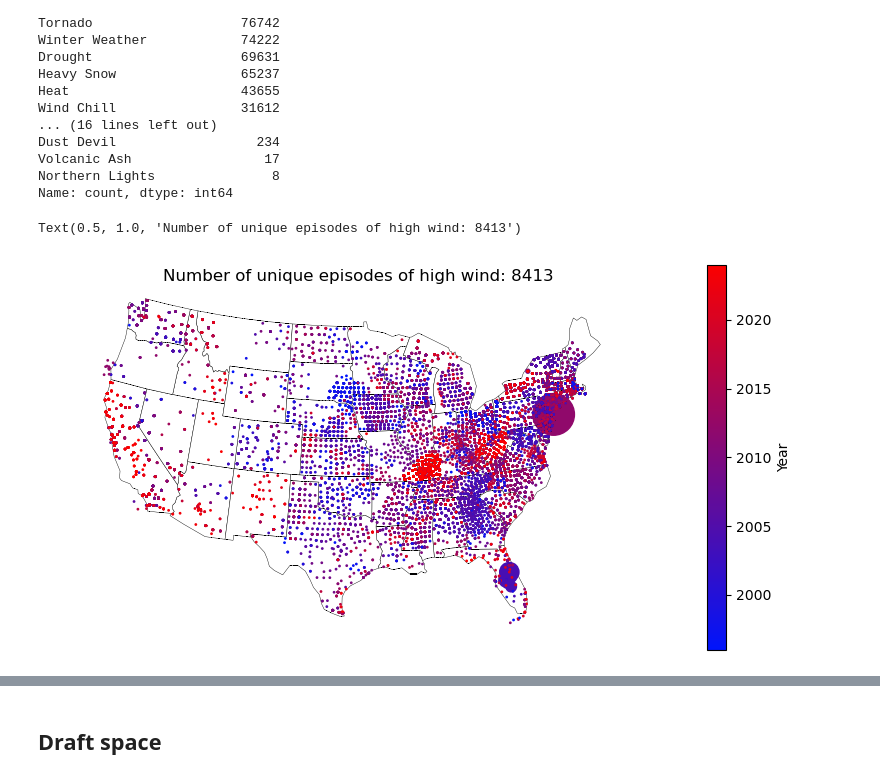
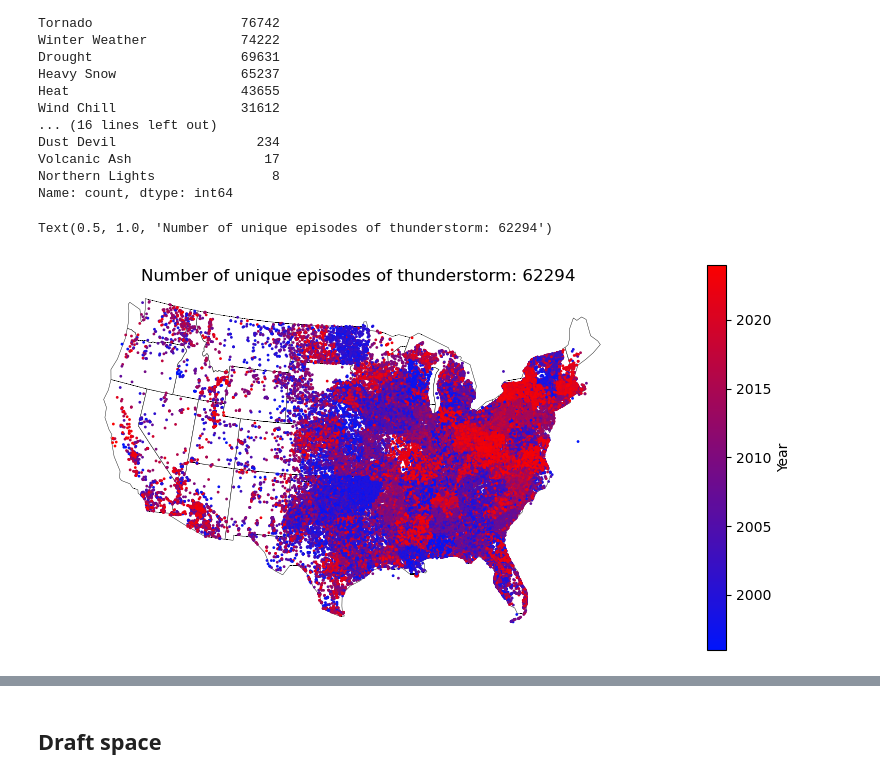
Before and after one commit to EtienneCap/USHazardModelling, a Jupyter notebook: Notebooks/exploratory_data_analysis.ipynb, the cells around one changed output, grey strips where cells are left out. Cells and saved outputs as stored; diff of their text form; code cells hidden in the pictures.

```diff
--- a/Notebooks/exploratory_data_analysis.ipynb
+++ b/Notebooks/exploratory_data_analysis.ipynb
@@ -334,7 +334,7 @@ storm_data_geocoded = gpd.GeoDataFrame(storm_data[['EPISODE_ID', 'EVENT_ID', 'ST
        'END_AZIMUTH', 'END_LOCATION', 'BEGIN_LAT', 'BEGIN_LON', 'END_LAT',
        'END_LON', 'EPISODE_NARRATIVE', 'EVENT_NARRATIVE', 'DATA_SOURCE',
        'INFLATION_INDEX', 'EVENT_CAT', 'DISCOUNT_DAMAGE_PROPERTY',
-       'DISCOUNT_DAMAGE_CROPS', 'INJURIES_TOTAL', 'DEATHS_TOTAL', "lat", "long"]], geometry=begin_points)
+       'DISCOUNT_DAMAGE_CROPS', "lat", "long"]], geometry=begin_points)
 # storm_data_geocoded = storm_data_geocoded.loc[(storm_data_geocoded["BEGIN_LAT"] == storm_data_geocoded["BEGIN_LAT"]) & (storm_data_geocoded["BEGIN_LON"] == storm_data_geocoded["BEGIN_LON"])]
 
 storm_data_geocoded = storm_data_geocoded.loc[(storm_data_geocoded["lat"] == storm_data_geocoded["lat"]) & (storm_data_geocoded["long"] == storm_data_geocoded["long"])]
@@ -393,30 +393,30 @@ episode_data = storm_data_geocoded.groupby("EPISODE_ID").aggregate({"EVENT_CAT":
 # %%
 path = gplt.datasets.get_path("contiguous_usa")
 contiguous_usa = gpd.read_file(path)
 
 
 cmap = clr.LinearSegmentedColormap.from_list('custom', ['#0014fb', '#fb0000'], N=256) #9FCAE1
 
-event_cat = "High Wind"
+event_cat = "Thunderstorm"
 
 sub_data = storm_data_geocoded.loc[(storm_data_geocoded["EVENT_CAT"] == event_cat) &
-                                    # (storm_data_geocoded["YEAR"] > 1995) &
+                                    (storm_data_geocoded["YEAR"] > 1995) &
                                     (storm_data_geocoded["DISCOUNT_DAMAGE_PROPERTY"] != 0)]
 
 ax = gplt.polyplot(contiguous_usa, projection=gcrs.AlbersEqualArea(), linewidth = 0.3, facecolor='white', edgecolor ="k", figsize = (10,10))
 
 gplt.pointplot(sub_data,
                 ax=ax,
                 extent=contiguous_usa.total_bounds,
                 projection=gcrs.AlbersEqualArea(),
                 hue = "YEAR", scale = "DISCOUNT_DAMAGE_PROPERTY", legend = True, legend_var = "hue",
                 legend_kwargs={"shrink": 0.5, "label": "Year"},
                 limits = (1, 30),
                 cmap = cmap)
 
 n = len(sub_data["EPISODE_ID"].unique())
 plt.title(f"Number of unique episodes of {event_cat.lower()}: {n}")
 # %% [output]
-Text(0.5, 1.0, 'Number of unique episodes of high wind: 8413')
+Text(0.5, 1.0, 'Number of unique episodes of thunderstorm: 62294')
-[figure, old version]
+[figure, new version]
 # %%
```
Also changed, not shown: parts of 9 cells of this notebook, 5 other files.
